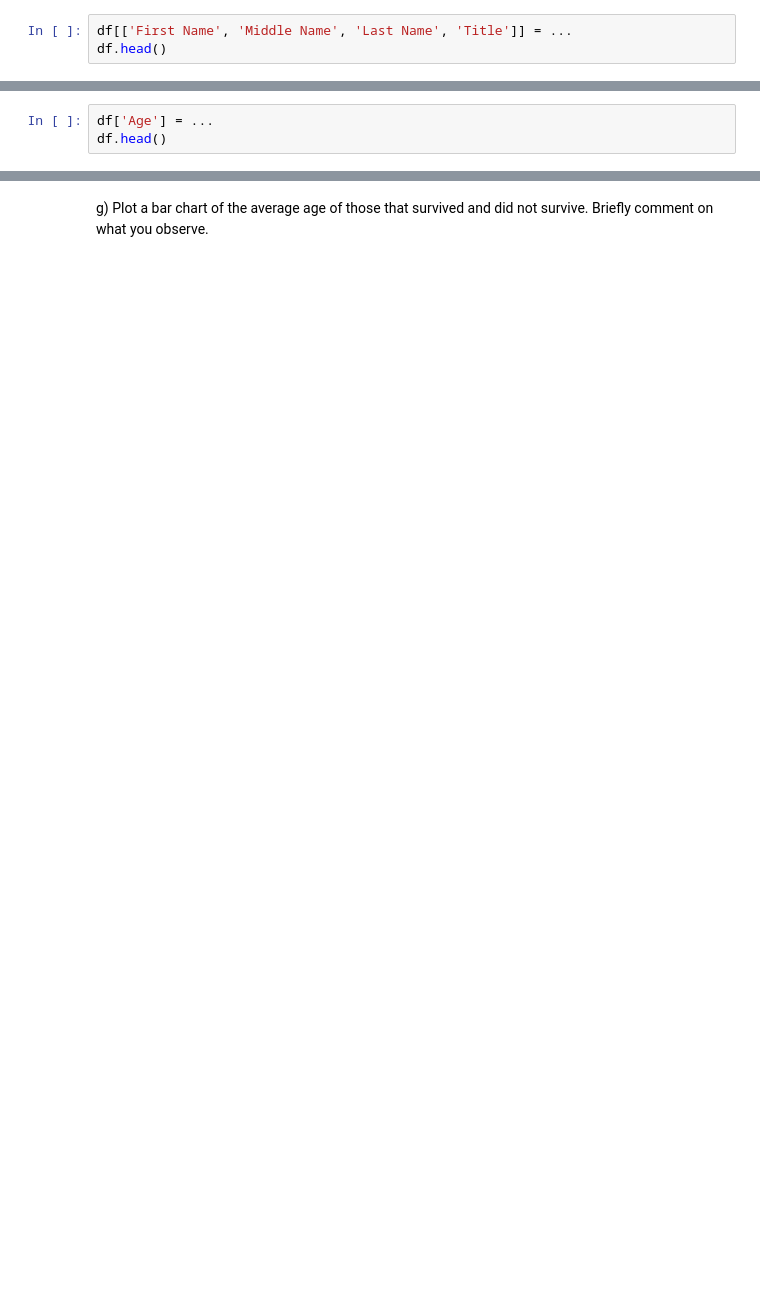
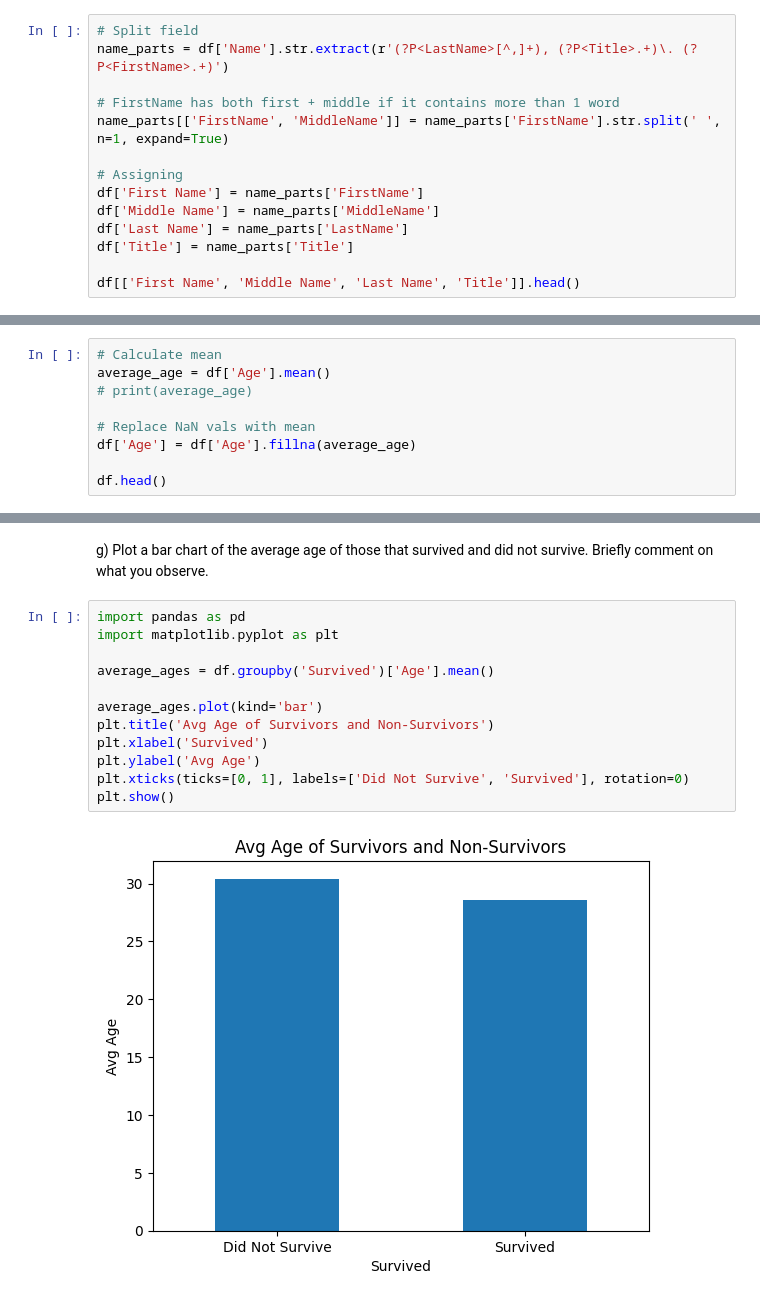
Before and after one commit to stonetharris/CS506, a Jupyter notebook: worksheets/worksheet_02.ipynb, the cells around one changed output, grey strips where cells are left out. Saved outputs shown, nothing was run; the diff lists cells and outputs as text; blank space fills up the shorter version.

```diff
--- a/worksheets/worksheet_02.ipynb
+++ b/worksheets/worksheet_02.ipynb
@@ -94,6 +129,17 @@ For example: `Braund, Mr. Owen Harris` would be:
 | Owen      |  Harris     |  Braund   | Mr    |
 
 Anything not clearly one of the above 4 categories can be ignored.
-# %%
-df[['First Name', 'Middle Name', 'Last Name', 'Title']] = ...
-df.head()
+# %%
+# Split field
+name_parts = df['Name'].str.extract(r'(?P<LastName>[^,]+), (?P<Title>.+)\. (?P<FirstName>.+)')
+
+# FirstName has both first + middle if it contains more than 1 word
+name_parts[['FirstName', 'MiddleName']] = name_parts['FirstName'].str.split(' ', n=1, expand=True)
+
+# Assigning
+df['First Name'] = name_parts['FirstName']
+df['Middle Name'] = name_parts['MiddleName']
+df['Last Name'] = name_parts['LastName']
+df['Title'] = name_parts['Title']
+
+df[['First Name', 'Middle Name', 'Last Name', 'Title']].head()
@@ -100,5 +153,11 @@ df.head()
 # %% [markdown]
 f) Complete the code below to replace all missing ages with the average age
-# %%
-df['Age'] = ...
-df.head()
+# %%
+# Calculate mean
+average_age = df['Age'].mean()
+# print(average_age)
+
+# Replace NaN vals with mean
+df['Age'] = df['Age'].fillna(average_age)
+
+df.head()
@@ -105,2 +171,16 @@ df.head()
 # %% [markdown]
 g) Plot a bar chart of the average age of those that survived and did not survive. Briefly comment on what you observe.
+# %%
+import pandas as pd
+import matplotlib.pyplot as plt
+
+average_ages = df.groupby('Survived')['Age'].mean()
+
+average_ages.plot(kind='bar')
+plt.title('Avg Age of Survivors and Non-Survivors')
+plt.xlabel('Survived')
+plt.ylabel('Avg Age')
+plt.xticks(ticks=[0, 1], labels=['Did Not Survive', 'Survived'], rotation=0)
+plt.show()
+# %% [output]
+[figure, added]
```
Also changed, not shown: parts of 7 cells of this notebook.
